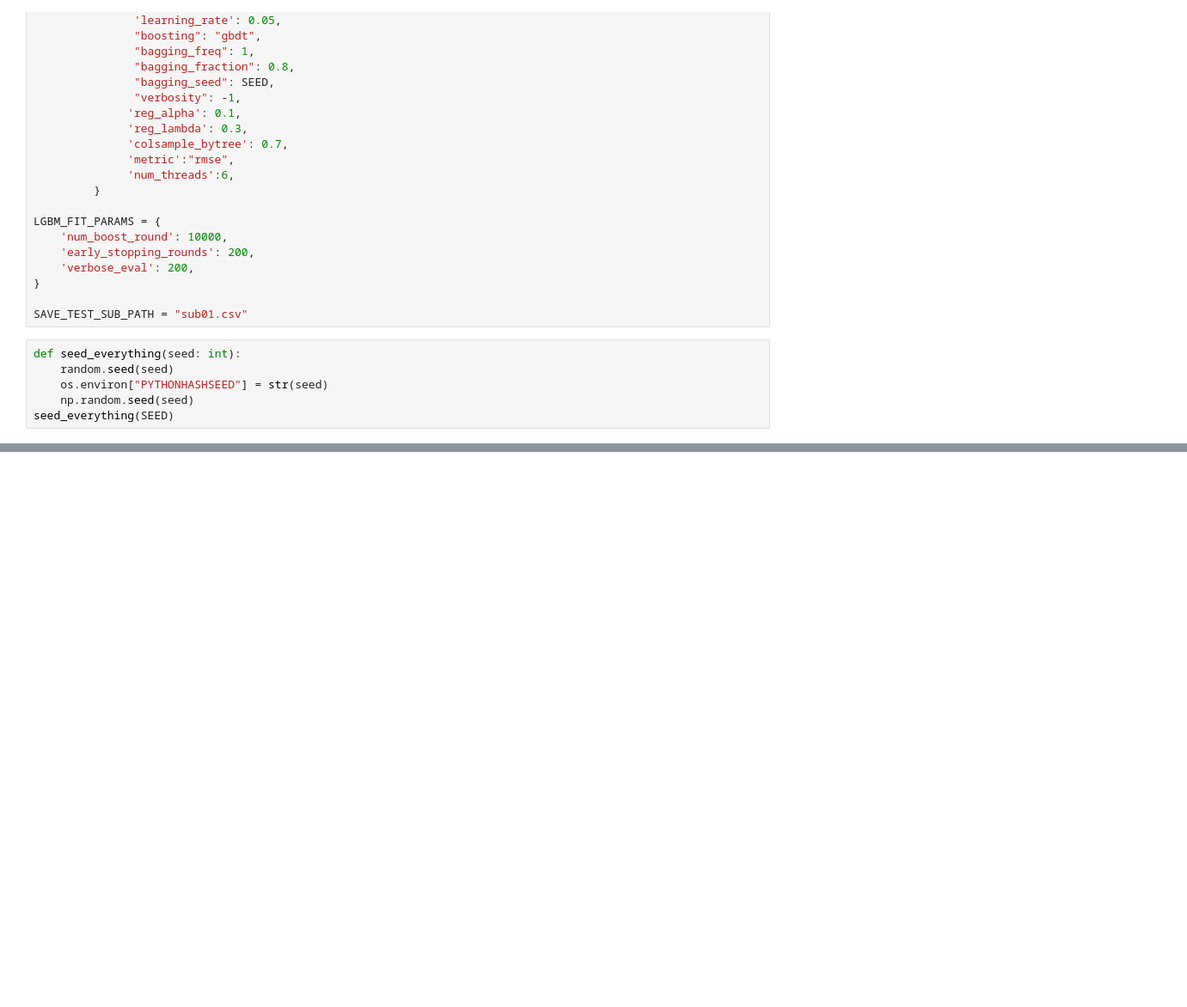
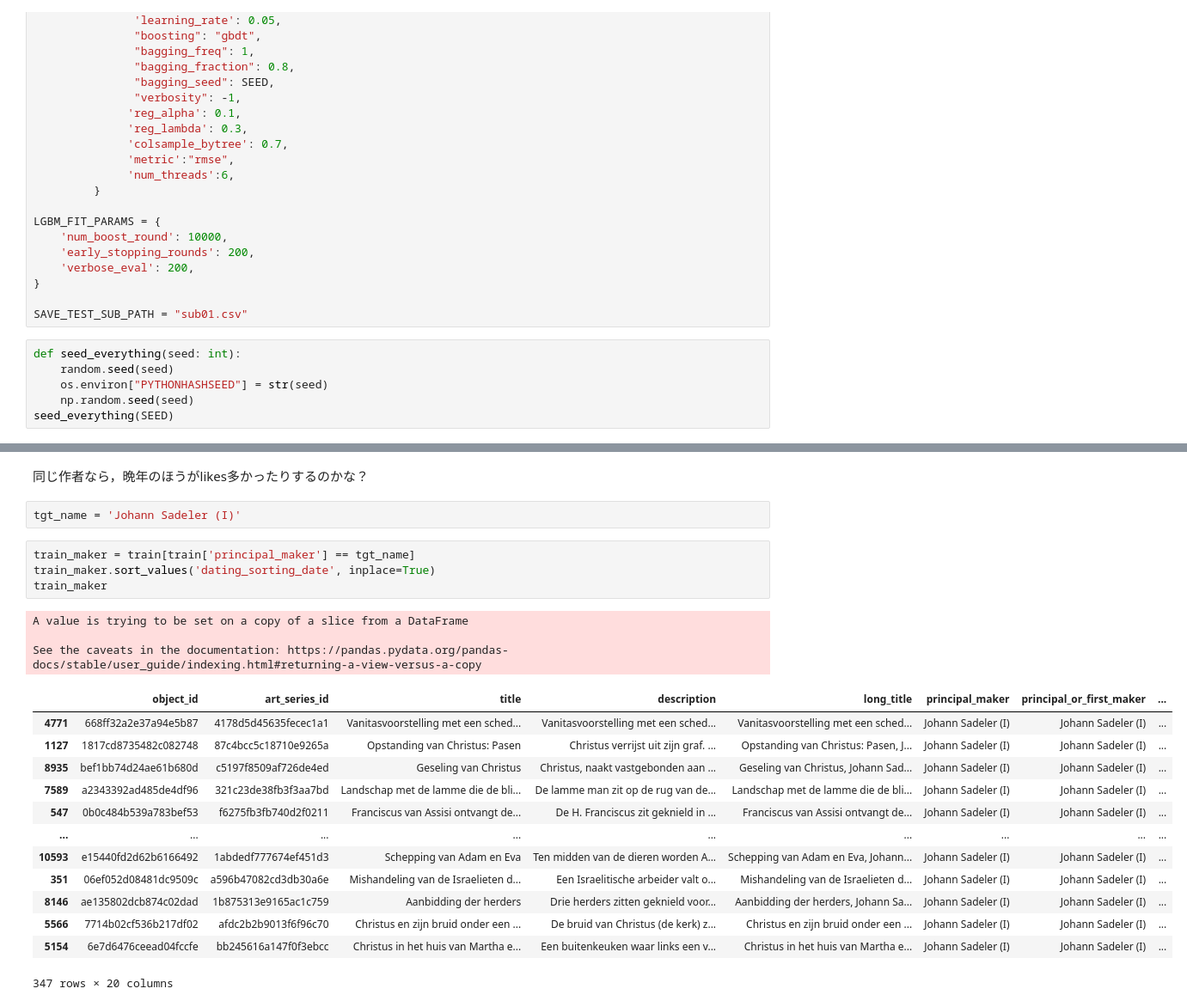
Before and after one commit to root4kaido/atma10, a Jupyter notebook: eda_01.ipynb, the cells around one changed output, grey strips where cells are left out. Shown: that part at 86% size. Drawn from its saved outputs; the diff is of its cells as text; blank space fills up the shorter version.

```diff
--- a/eda_01.ipynb
+++ b/eda_01.ipynb
@@ -152,0 +126,25 @@ Name: 5884, dtype: object
+# %% [markdown]
+同じ作者なら，晩年のほうがlikes多かったりするのかな？
+# %%
+tgt_name = 'Johann Sadeler (I)'
+# %%
+train_maker = train[train['principal_maker'] == tgt_name]
+train_maker.sort_values('dating_sorting_date', inplace=True)
+train_maker
+# %% [output]
+A value is trying to be set on a copy of a slice from a DataFrame
+
+See the caveats in the documentation: https://pandas.pydata.org/pandas-docs/stable/user_guide/indexing.html#returning-a-view-versus-a-copy
+|  | object_id | art_series_id | title | description | long_title | principal_maker | principal_or_first_maker | ... |
+| 4771 | 668ff32a2e37a94e5b87 | 4178d5d45635fecec1a1 | Vanitasvoorstelling met een sched... | Vanitasvoorstelling met een sched... | Vanitasvoorstelling met een sched... | Johann Sadeler (I) | Johann Sadeler (I) | ... |
+| 1127 | 1817cd8735482c082748 | 87c4bcc5c18710e9265a | Opstanding van Christus: Pasen | Christus verrijst uit zijn graf. ... | Opstanding van Christus: Pasen, J... | Johann Sadeler (I) | Johann Sadeler (I) | ... |
+| 8935 | bef1bb74d24ae61b680d | c5197f8509af726de4ed | Geseling van Christus | Christus, naakt vastgebonden aan ... | Geseling van Christus, Johann Sad... | Johann Sadeler (I) | Johann Sadeler (I) | ... |
+| 7589 | a2343392ad485de4df96 | 321c23de38fb3f3aa7bd | Landschap met de lamme die de bli... | De lamme man zit op de rug van de... | Landschap met de lamme die de bli... | Johann Sadeler (I) | Johann Sadeler (I) | ... |
+| 547 | 0b0c484b539a783bef53 | f6275fb3fb740d2f0211 | Franciscus van Assisi ontvangt de... | De H. Franciscus zit geknield in ... | Franciscus van Assisi ontvangt de... | Johann Sadeler (I) | Johann Sadeler (I) | ... |
+| ... | ... | ... | ... | ... | ... | ... | ... | ... |
+| 10593 | e15440fd2d62b6166492 | 1abdedf777674ef451d3 | Schepping van Adam en Eva | Ten midden van de dieren worden A... | Schepping van Adam en Eva, Johann... | Johann Sadeler (I) | Johann Sadeler (I) | ... |
+| 351 | 06ef052d08481dc9509c | a596b47082cd3db30a6e | Mishandeling van de Israelieten d... | Een Israelitische arbeider valt o... | Mishandeling van de Israelieten d... | Johann Sadeler (I) | Johann Sadeler (I) | ... |
+| 8146 | ae135802dcb874c02dad | 1b875313e9165ac1c759 | Aanbidding der herders | Drie herders zitten geknield voor... | Aanbidding der herders, Johann Sa... | Johann Sadeler (I) | Johann Sadeler (I) | ... |
+| 5566 | 7714b02cf536b217df02 | afdc2b2b9013f6f96c70 | Christus en zijn bruid onder een ... | De bruid van Christus (de kerk) z... | Christus en zijn bruid onder een ... | Johann Sadeler (I) | Johann Sadeler (I) | ... |
+| 5154 | 6e7d6476ceead04fccfe | bb245616a147f0f3ebcc | Christus in het huis van Martha e... | Een buitenkeuken waar links een v... | Christus in het huis van Martha e... | Johann Sadeler (I) | Johann Sadeler (I) | ... |
+347 rows × 20 columns
```
Also changed, not shown: parts of 29 cells of this notebook, 9 other files.
